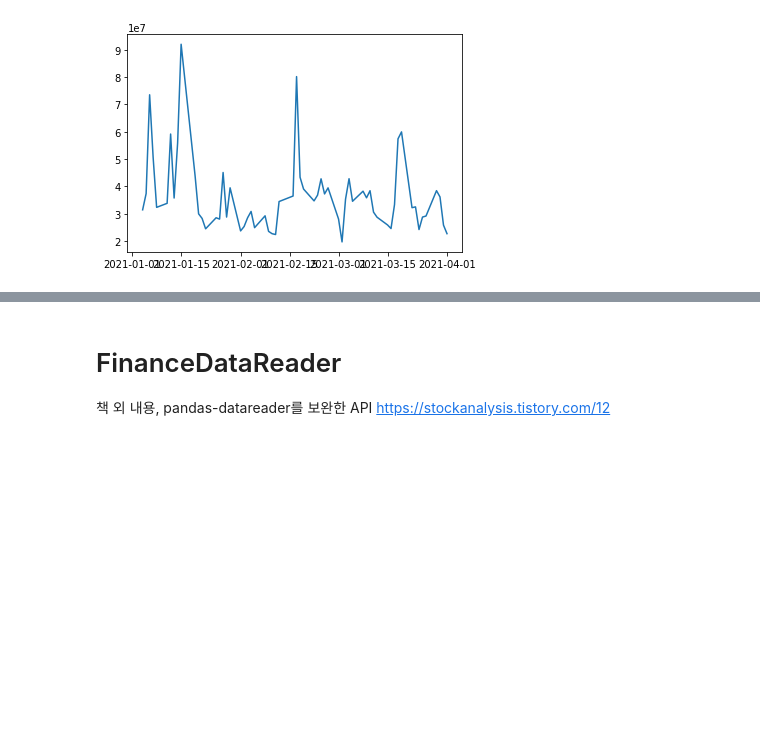
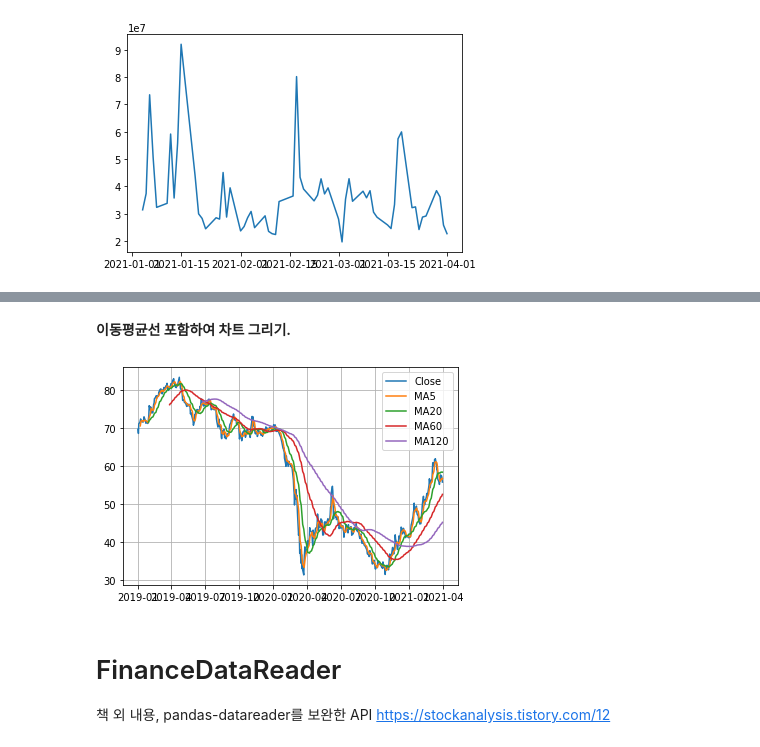
Before and after one commit to you9222/Digital_Finance, a Jupyter notebook: Pandas.ipynb, the cells around one changed output, grey strips where cells are left out. Saved outputs shown, nothing was run; the diff lists cells and outputs as text; code cells hidden in the pictures; blank space fills up the shorter version.

```diff
--- a/Pandas.ipynb
+++ b/Pandas.ipynb
@@ -222,6 +220,7 @@ Date
                   # 그래프를 그리기에 5개의 엔트리는 적음
 
 Samsung_ALL = web.DataReader('005930.KS', 'yahoo')    # 전체 데이터 가져오기 2010.01.01 부터
+XOM_MA = web.DataReader('XOM', 'yahoo', '2019-01-01', '2021-03-31')   # 나중에 MA 쓰려고 만듬
 
 Samsung_ALL.info()  # 1221개
 # %% [output]
@@ -265,0 +267,8 @@ plt.plot(WFC['Volume'])       ############## 표 두개 하나로 합쳐서 보
+# %%
+ # MA : Moving average
+
+ma5 = XOM_MA['Close'].rolling(window=5).mean()   # 이동평균선 만드는 코드 / Close의 5개의 평균
+
+XOM_MA['MA5'] = ma5        # DataFrame 칼럼에 추가 / insert 메서드 / 추가할 위치['이름'] = 추가할 것
+
+XOM_MA.tail(5)
@@ -265,0 +285,10 @@ plt.plot(WFC['Volume'])       ############## 표 두개 하나로 합쳐서 보
+# %%
+ma20 = XOM_MA['Close'].rolling(window=20).mean()
+ma60 = XOM_MA['Close'].rolling(window=60).mean()
+ma120 = XOM_MA['Close'].rolling(window=120).mean()
+
+XOM_MA['MA20'] = ma20
+XOM_MA['MA60'] = ma60
+XOM_MA['MA120'] = ma120
+
+XOM_MA.tail(3)
@@ -266,3 +301,18 @@ plt.plot(WFC['Volume'])       ############## 표 두개 하나로 합쳐서 보
+# %% [markdown]
+**이동평균선 포함하여 차트 그리기.**
+# %%
+import matplotlib.pyplot as plt
+
+plt.plot(XOM_MA.index, XOM_MA['Close'], label="Close")    # 범례 : label = " " / 이제 여러개라서 헷갈리니까
+plt.plot(XOM_MA.index, XOM_MA['MA5'], label="MA5")
+plt.plot(XOM_MA.index, XOM_MA['MA20'], label="MA20")
+plt.plot(XOM_MA.index, XOM_MA['MA60'], label="MA60")
+plt.plot(XOM_MA.index, XOM_MA['MA120'], label="MA120")
+
+plt.legend(loc='best')  # 범례 소환 / best : 적합한 위치
+plt.grid()               # 격자 생성
+# %% [output]
+[figure, added]
 # %% [markdown]
 # FinanceDataReader
 책 외 내용, pandas-datareader를 보완한 API
```
Also changed, not shown: parts of 7 cells of this notebook.
